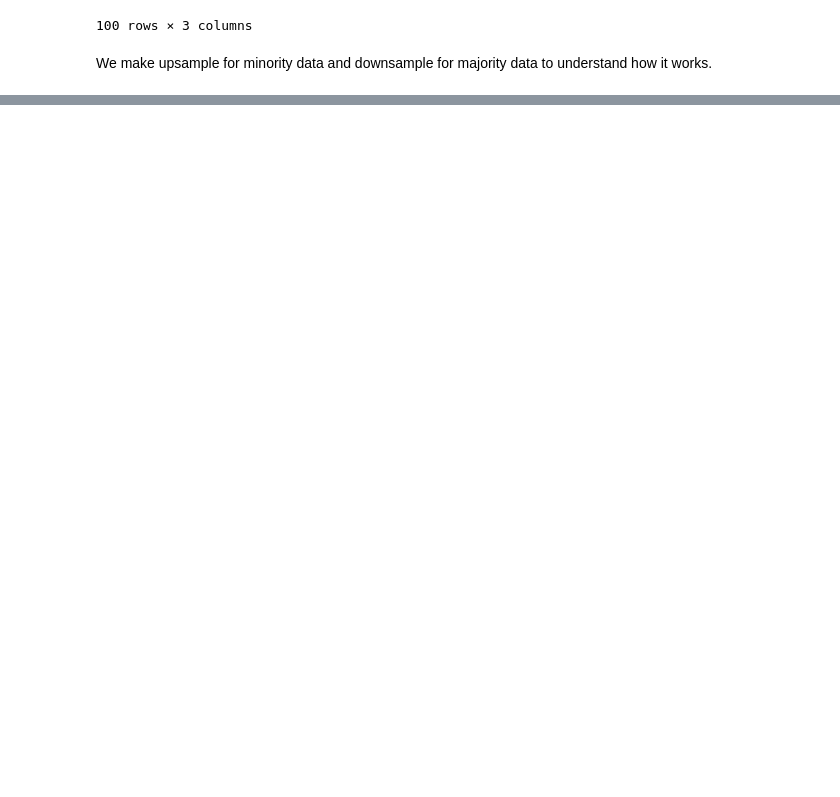
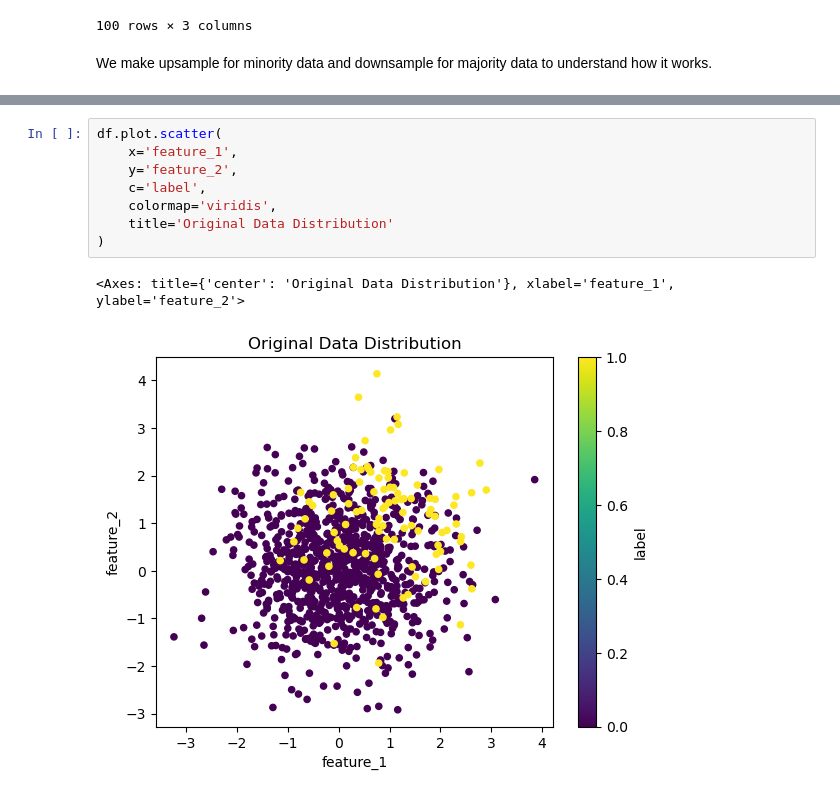
Before and after one commit to jahidsagar/Feature-Engineering, a Jupyter notebook: upsample_downsample.ipynb, the cells around one changed output, grey strips where cells are left out. Drawn from its saved outputs; the diff is of its cells as text; blank space fills up the shorter version.

Commit message:
visualize original vs upsampling data

```diff
--- a/upsample_downsample.ipynb
+++ b/upsample_downsample.ipynb
@@ -126,0 +142,11 @@ We make upsample for minority data and downsample for majority data to understan
+# %%
+df.plot.scatter(
+    x='feature_1',
+    y='feature_2',
+    c='label',
+    colormap='viridis',
+    title='Original Data Distribution'
+)
+# %% [output]
+<Axes: title={'center': 'Original Data Distribution'}, xlabel='feature_1', ylabel='feature_2'>
+[figure, added]
```
Also changed, not shown: parts of 11 cells of this notebook.
